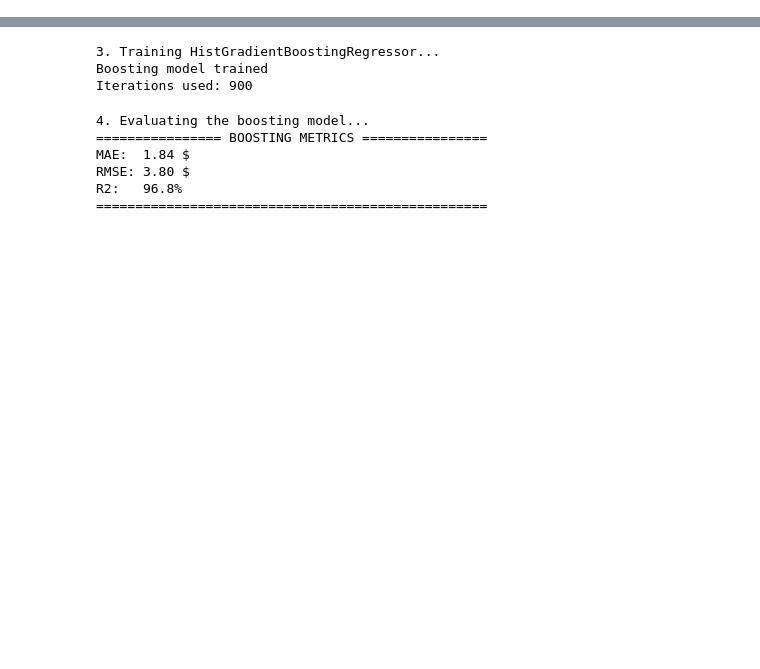
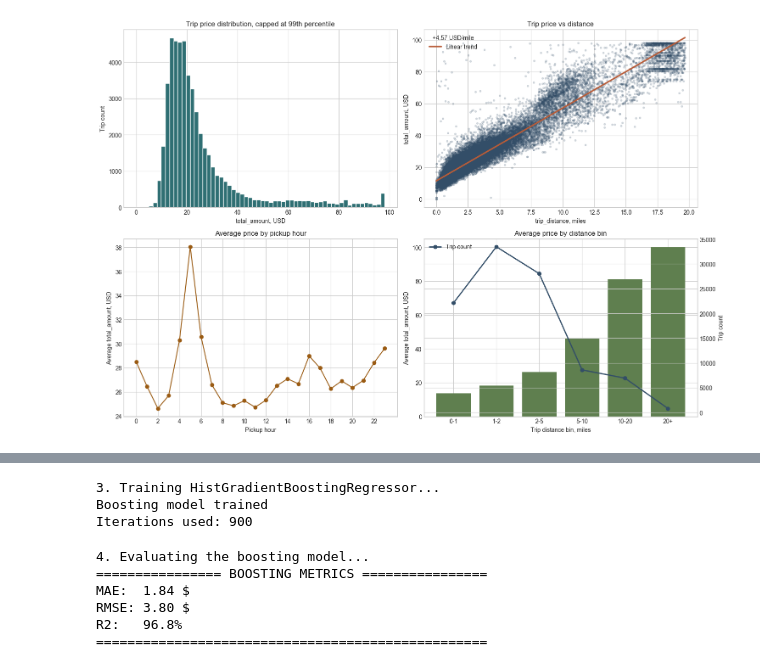
Before and after one commit to Team-10-Spilis/New-York-Taxi-Analysis, a Jupyter notebook: ml_price/pred_cost_grad_boost.ipynb, the cells around one changed output, grey strips where cells are left out. Saved outputs shown, nothing was run; the diff lists cells and outputs as text; code cells hidden in the pictures; blank space fills up the shorter version.

Commit message:
pred cost grad boost with graphs

```diff
--- a/ml_price/pred_cost_grad_boost.ipynb
+++ b/ml_price/pred_cost_grad_boost.ipynb
@@ -43,3 +75,83 @@ Name: count, dtype: int64
+# %%
+plot_df = df.copy()
+plot_df["pickup_date"] = plot_df["tpep_pickup_datetime"].dt.date
+plot_df["pickup_hour"] = plot_df["tpep_pickup_datetime"].dt.hour
+plot_df["pickup_month"] = plot_df["tpep_pickup_datetime"].dt.to_period("M").astype(str)
+
+price_cap = plot_df[TARGET_COL].quantile(0.99)
+distance_cap = plot_df["trip_distance"].quantile(0.99)
+plot_sample = plot_df.loc[
+    plot_df[TARGET_COL].between(0, price_cap)
+    & plot_df["trip_distance"].between(0, distance_cap)
+].copy()
+plot_sample = plot_sample.sample(min(50_000, len(plot_sample)), random_state=42)
+
+fig, axes = plt.subplots(2, 2, figsize=(15, 10))
+
+axes[0, 0].hist(plot_sample[TARGET_COL], bins=60, color="#2f6f73", edgecolor="white")
+axes[0, 0].set_title("Trip price distribution, capped at 99th percentile")
+axes[0, 0].set_xlabel("total_amount, USD")
+axes[0, 0].set_ylabel("Trip count")
+
+axes[0, 1].scatter(
+    plot_sample["trip_distance"],
+    plot_sample[TARGET_COL],
+    s=8,
+    alpha=0.18,
+    color="#334e68",
+)
+line_x = np.linspace(plot_sample["trip_distance"].min(), plot_sample["trip_distance"].max(), 100)
+line_coef = np.polyfit(plot_sample["trip_distance"], plot_sample[TARGET_COL], deg=1)
+line_y = line_coef[0] * line_x + line_coef[1]
+axes[0, 1].plot(line_x, line_y, color="#b85c38", linewidth=2.5, label="Linear trend")
+axes[0, 1].legend(title=f"+{line_coef[0]:.2f} USD/mile", loc="upper left")
+axes[0, 1].set_title("Trip price vs distance")
+axes[0, 1].set_xlabel("trip_distance, miles")
+axes[0, 1].set_ylabel("total_amount, USD")
+
+hourly_price = plot_df.groupby("pickup_hour", observed=False)[TARGET_COL].mean()
+axes[1, 0].plot(hourly_price.index, hourly_price.values, marker="o", color="#9a5b13")
+axes[1, 0].set_title("Average price by pickup hour")
+axes[1, 0].set_xlabel("Pickup hour")
+axes[1, 0].set_ylabel("Average total_amount, USD")
+axes[1, 0].set_xticks(range(0, 24, 2))
+
+distance_bins = [0, 1, 2, 5, 10, 20, np.inf]
+distance_labels = ["0-1", "1-2", "2-5", "5-10", "10-20", "20+"]
+distance_stats = plot_df.assign(
+    distance_bin=pd.cut(
+        plot_df["trip_distance"],
+        bins=distance_bins,
+        labels=distance_labels,
+        include_lowest=True,
+    )
+).groupby("distance_bin", observed=False).agg(
+    avg_price=(TARGET_COL, "mean"),
+    trips=(TARGET_COL, "size"),
+).reset_index()
+
+axes[1, 1].bar(distance_stats["distance_bin"].astype(str), distance_stats["avg_price"], color="#5f7f4f")
+axes[1, 1].set_title("Average price by distance bin")
+axes[1, 1].set_xlabel("Trip distance bin, miles")
+axes[1, 1].set_ylabel("Average total_amount, USD")
+
+count_axis = axes[1, 1].twinx()
+count_axis.plot(
+    distance_stats["distance_bin"].astype(str),
+    distance_stats["trips"],
+    color="#334e68",
+    marker="o",
+    linewidth=2,
+    label="Trip count",
+)
+count_axis.set_ylabel("Trip count")
+count_axis.legend(loc="upper left")
+
+fig.tight_layout()
+fig.savefig(PLOTS_DIR / "01_data_overview.png", dpi=150, bbox_inches="tight")
+plt.show()
+# %% [output]
+[figure, added]
 # %%
 print("1. Building time, business, geo and weather features...")
 
```
Also changed, not shown: parts of 11 cells of this notebook, 1 other file.
